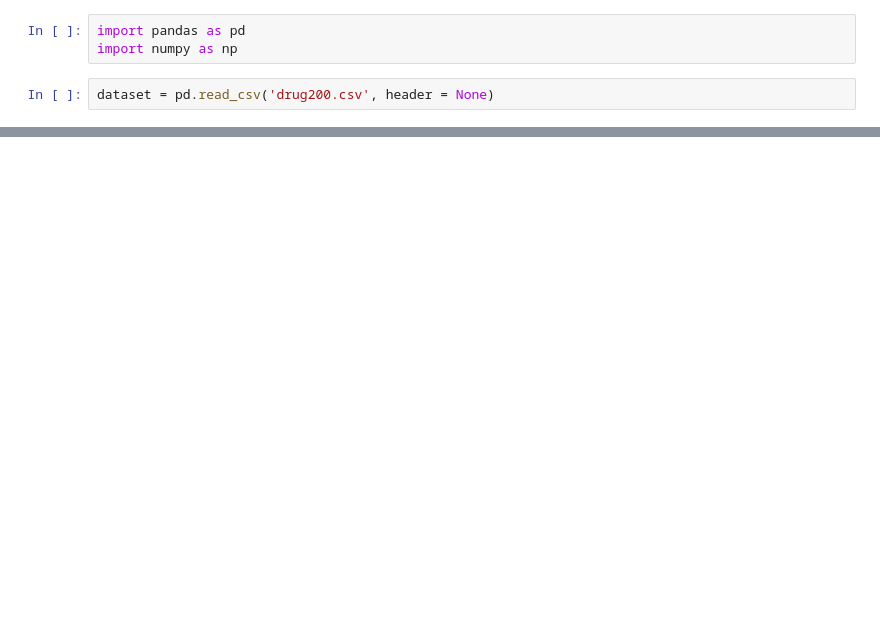
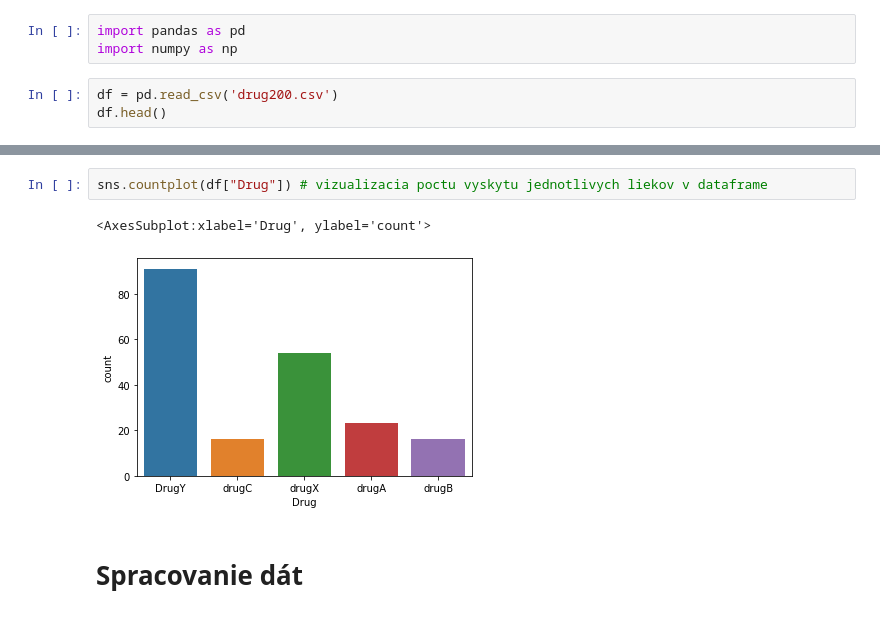
Before and after one commit to Frodas25/hrusovsky_NS2021, a Jupyter notebook: hrusovsky_NS2021.ipynb, the cells around one changed output, grey strips where cells are left out. Drawn from its saved outputs; the diff is of its cells as text; blank space fills up the shorter version.

Commit message:
Zadefinovanie nejasného stĺpca "Na_to_K", skontrolovanie prázdnych dát, vizualizácia dát pre lepšie pochopenie dataframu, vizualizácia počtu výskytov jednotlivých liekov

```diff
--- a/hrusovsky_NS2021.ipynb
+++ b/hrusovsky_NS2021.ipynb
@@ -2,4 +2,5 @@
 import pandas as pd
 import numpy as np
 # %%
-dataset = pd.read_csv('drug200.csv', header = None)
+df = pd.read_csv('drug200.csv')
+df.head()
@@ -21,0 +56,7 @@ dataset
+# %%
+sns.countplot(df["Drug"]) # vizualizacia poctu vyskytu jednotlivych liekov v dataframe
+# %% [output]
+<AxesSubplot:xlabel='Drug', ylabel='count'>
+[figure, added]
+# %% [markdown]
+# Spracovanie dát
```
Also changed, not shown: parts of 8 cells of this notebook.
